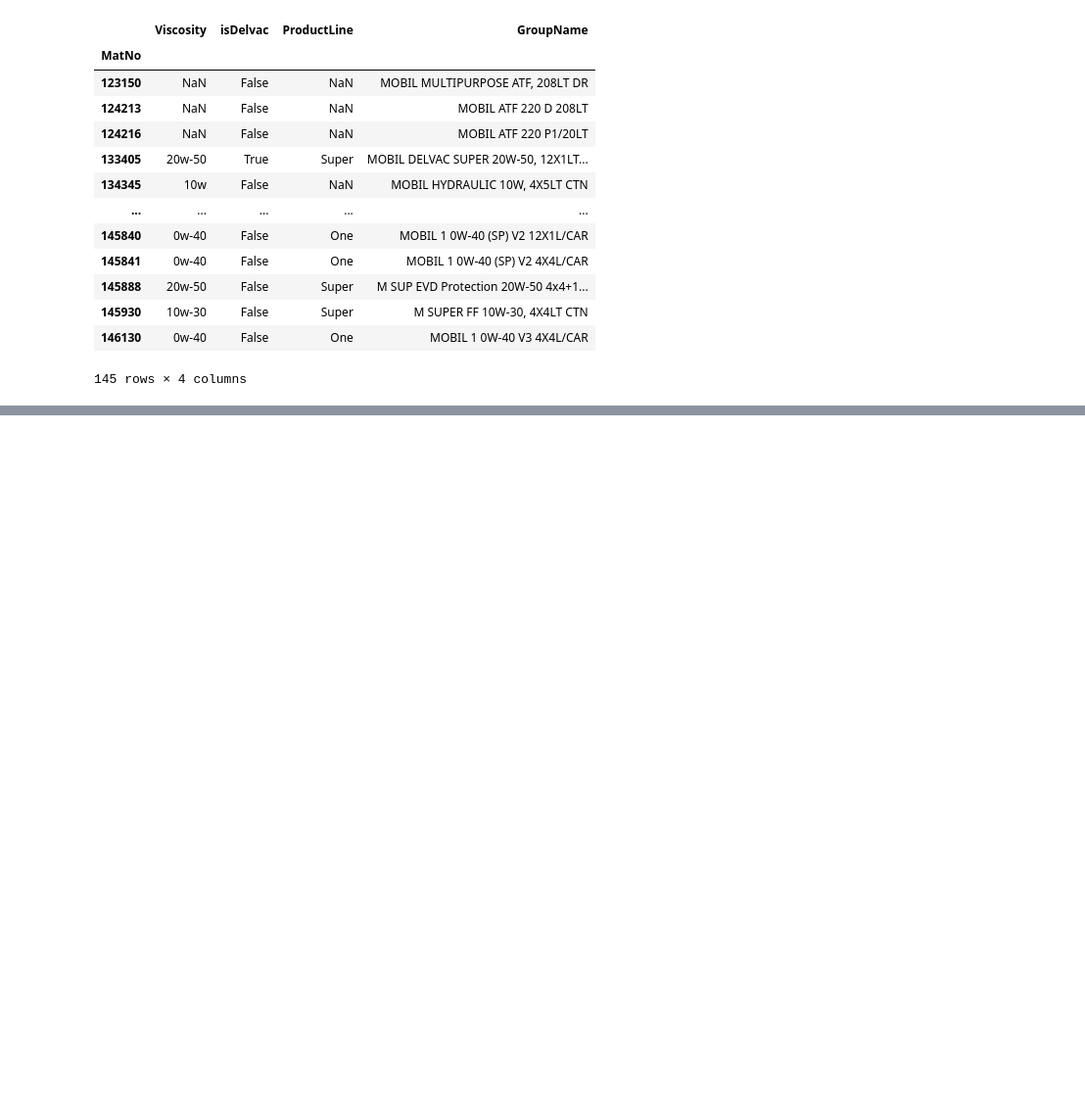
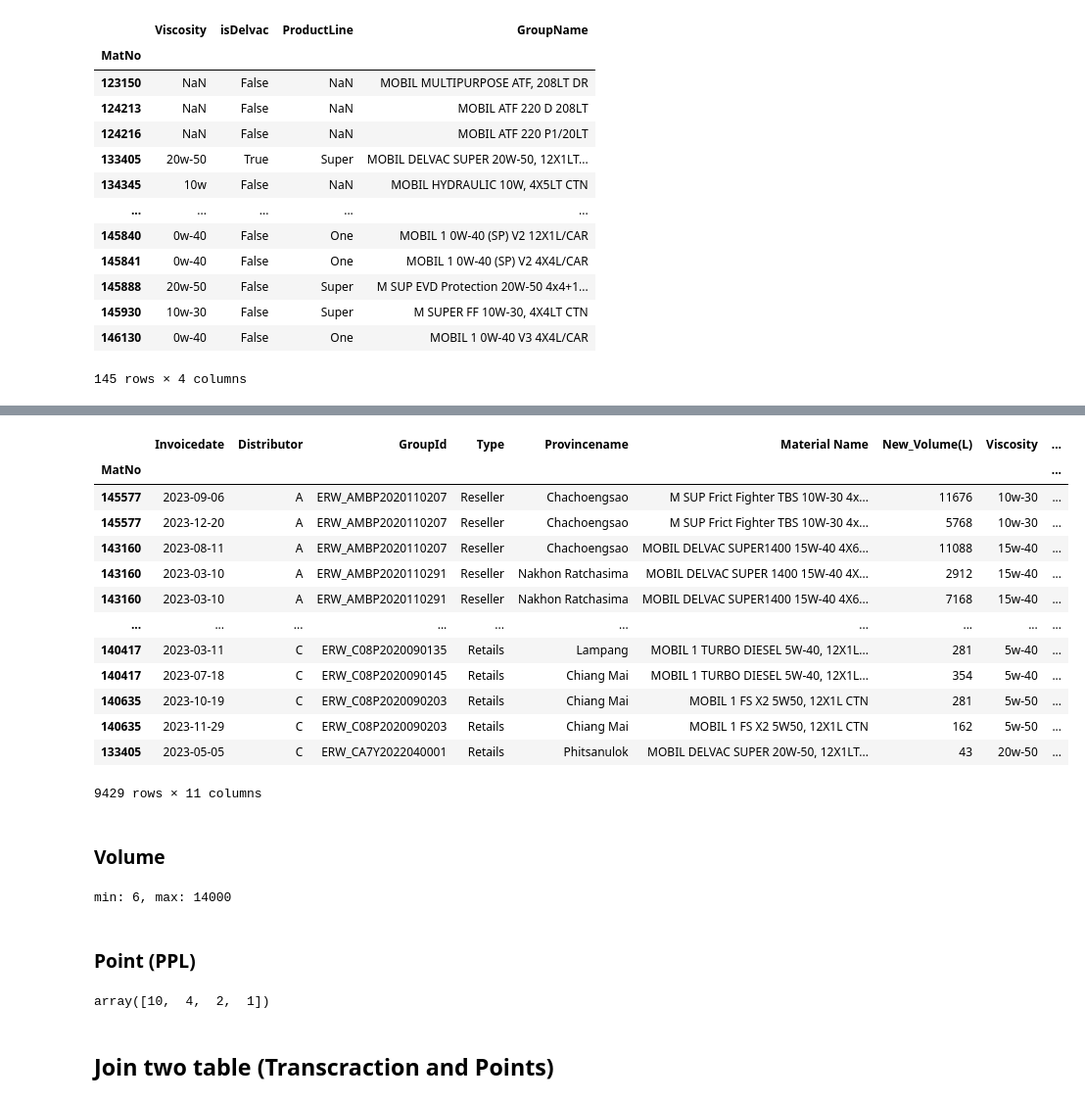
Before and after one commit to RTae/exxon-boothcathon, a Jupyter notebook: analysis/notebook/MER_cleaning.ipynb, the cells around one changed output, grey strips where cells are left out. Shown at 98% size. Drawn from its saved outputs; the diff is of its cells as text; code cells hidden in the pictures; blank space fills up the shorter version.

```diff
--- a/analysis/notebook/cleaning.ipynb
+++ b/analysis/notebook/MER_cleaning.ipynb
@@ -252,0 +249,36 @@ MaterialTable[MaterialTable["ProductLine"].isna()]
+# %%
+# join it back to MER
+MERT = MERT.set_index("MatNo").join(MaterialTable)
+# %%
+MERT
+# %% [output]
+|  | Invoicedate | Distributor | GroupId | Type | Provincename | Material Name | New_Volume(L) | Viscosity | ... |
+| MatNo |  |  |  |  |  |  |  |  | ... |
+| 145577 | 2023-09-06 | A | ERW_AMBP2020110207 | Reseller | Chachoengsao | M SUP Frict Fighter TBS 10W-30 4x... | 11676 | 10w-30 | ... |
+| 145577 | 2023-12-20 | A | ERW_AMBP2020110207 | Reseller | Chachoengsao | M SUP Frict Fighter TBS 10W-30 4x... | 5768 | 10w-30 | ... |
+| 143160 | 2023-08-11 | A | ERW_AMBP2020110207 | Reseller | Chachoengsao | MOBIL DELVAC SUPER1400 15W-40 4X6... | 11088 | 15w-40 | ... |
+| 143160 | 2023-03-10 | A | ERW_AMBP2020110291 | Reseller | Nakhon Ratchasima | MOBIL DELVAC SUPER 1400 15W-40 4X... | 2912 | 15w-40 | ... |
+| 143160 | 2023-03-10 | A | ERW_AMBP2020110291 | Reseller | Nakhon Ratchasima | MOBIL DELVAC SUPER1400 15W-40 4X6... | 7168 | 15w-40 | ... |
+| ... | ... | ... | ... | ... | ... | ... | ... | ... | ... |
+| 140417 | 2023-03-11 | C | ERW_C08P2020090135 | Retails | Lampang | MOBIL 1 TURBO DIESEL 5W-40, 12X1L... | 281 | 5w-40 | ... |
+| 140417 | 2023-07-18 | C | ERW_C08P2020090145 | Retails | Chiang Mai | MOBIL 1 TURBO DIESEL 5W-40, 12X1L... | 354 | 5w-40 | ... |
+| 140635 | 2023-10-19 | C | ERW_C08P2020090203 | Retails | Chiang Mai | MOBIL 1 FS X2 5W50, 12X1L CTN | 281 | 5w-50 | ... |
+| 140635 | 2023-11-29 | C | ERW_C08P2020090203 | Retails | Chiang Mai | MOBIL 1 FS X2 5W50, 12X1L CTN | 162 | 5w-50 | ... |
+| 133405 | 2023-05-05 | C | ERW_CA7Y2022040001 | Retails | Phitsanulok | MOBIL DELVAC SUPER 20W-50, 12X1LT... | 43 | 20w-50 | ... |
+9429 rows × 11 columns
+# %% [markdown]
+### Volume
+# %%
+MERTVolumeMin = MERT['New_Volume(L)'].min()
+MERTVolumeMax = MERT['New_Volume(L)'].max()
+print(f"min: {MERTVolumeMin}, max: {MERTVolumeMax}") # seems alright!
+# %% [output]
+min: 6, max: 14000
+# %% [markdown]
+### Point (PPL)
+# %%
+MERPPL['Points'].unique()
+# %% [output]
+array([10,  4,  2,  1])
+# %% [markdown]
+## Join two table (Transcraction and Points)
```
Also changed, not shown: parts of 5 cells of this notebook, 1 other file.
